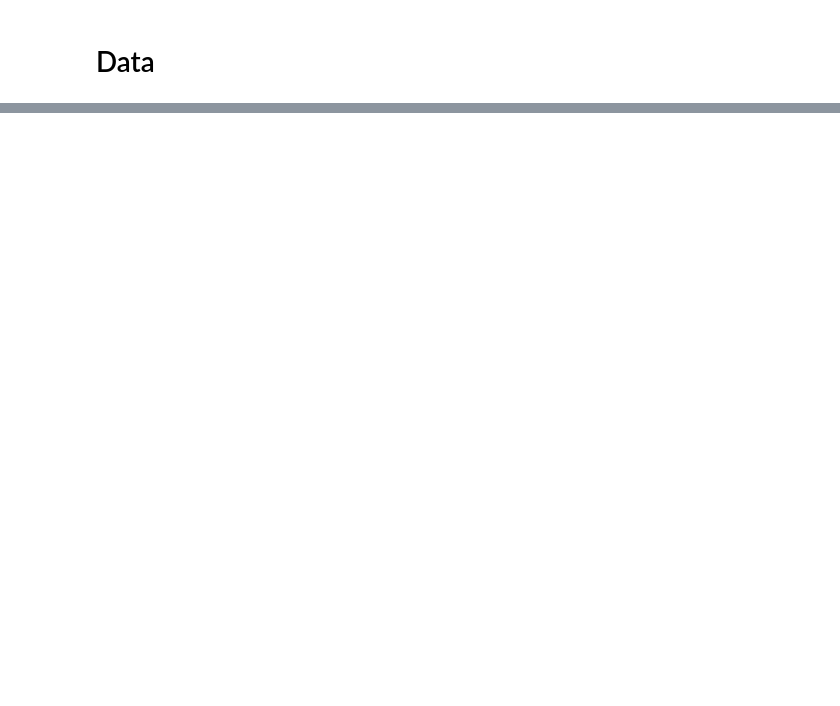
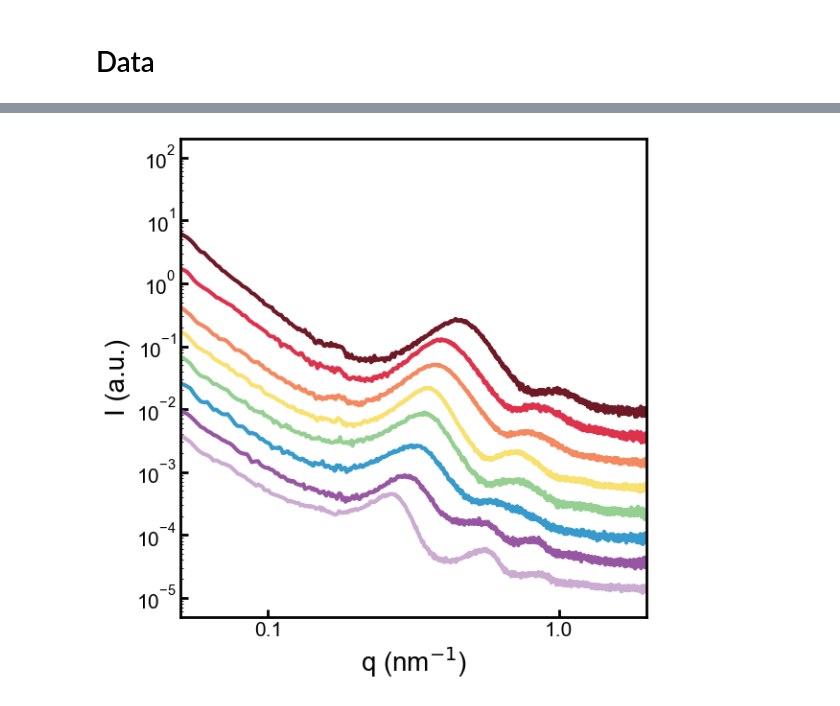
Before and after one commit to Akmalumarov/X_Ray_Scattering_Analysis, a Jupyter notebook: projects/Linear_polymers/C390/С390.ipynb, the cells around one changed output, grey strips where cells are left out. Saved outputs shown, nothing was run; the diff lists cells and outputs as text; code cells hidden in the pictures; blank space fills up the shorter version.

```diff
--- a/projects/Linear_polymers/C390/С390.ipynb
+++ b/projects/Linear_polymers/C390/С390.ipynb
@@ -65,0 +76,96 @@ def Lorenz(x, y, p = 2):
+# %%
+import matplotlib.pyplot as plt
+import pandas as pd
+import numpy as np
+import matplotlib.ticker as ticker
+
+# ===================== СТИЛЬ ДЛЯ ПУБЛИКАЦИИ =====================
+plt.rcParams['font.family'] = 'Arial'
+plt.rcParams['font.size'] = 12
+plt.rcParams['axes.linewidth'] = 2
+plt.rcParams['xtick.direction'] = 'in'
+plt.rcParams['ytick.direction'] = 'in'
+plt.rcParams['xtick.major.width'] = 2
+plt.rcParams['ytick.major.width'] = 2
+plt.rcParams['xtick.major.size'] = 6
+plt.rcParams['ytick.major.size'] = 6
+# =================================================================
+
+fig, ax = plt.subplots(1, 1, figsize=(6, 6))
+
+scale = 2.5
+linewidth = 3
+
+# Ваши данные
+path = r"E:\C390\SCATTERING-DATA\ef20\ef20_eiger2_00294_00_00001_av.dat"
+df = pd.read_csv(path, skiprows=2, names=['q', 'I', 'err'], sep='\t')
+q, I = np.array(df['q']), np.array(df['I'])
+ax.plot(q, I * scale ** 3, label='after quenching', linewidth=linewidth, color='#6f1926')
+
+path = r"E:\C390\SCATTERING-DATA\ef20\ef20_eiger2_00290_00_00001_av.dat"
+df = pd.read_csv(path, skiprows=2, names=['q', 'I', 'err'], sep='\t')
+q, I = np.array(df['q']), np.array(df['I'])
+ax.plot(q, I * scale ** 2, label='1000 K/s', linewidth=linewidth, color='#de324c')
+
+path = r"E:\C390\SCATTERING-DATA\ef20\ef20_eiger2_00299_00_00001_av.dat"
+df = pd.read_csv(path, skiprows=2, names=['q', 'I', 'err'], sep='\t')
+q, I = np.array(df['q']), np.array(df['I'])
+ax.plot(q, I * scale ** 1, label='100 K/s', linewidth=linewidth, color='#f4895f')
+
+path = r"E:\C390\SCATTERING-DATA\ef20\ef20_eiger2_00302_00_00001_av.dat"
+df = pd.read_csv(path, skiprows=2, names=['q', 'I', 'err'], sep='\t')
+q, I = np.array(df['q']), np.array(df['I'])
+ax.plot(q, I * scale ** 0, label='10 K/s', linewidth=linewidth, color='#f8e16f')
+
+path = r"E:\C390\SCATTERING-DATA\ef20\ef20_eiger2_00305_00_00001_av.dat"
+df = pd.read_csv(path, skiprows=2, names=['q', 'I', 'err'], sep='\t')
+q, I = np.array(df['q']), np.array(df['I'])
+ax.plot(q, I * scale ** -1, label='5 K/s', linewidth=linewidth, color='#95cf92')
+
+path = r"E:\C390\SCATTERING-DATA\ef20\ef20_eiger2_00301_00_00001_av.dat"
+df = pd.read_csv(path, skiprows=2, names=['q', 'I', 'err'], sep='\t')
+q, I = np.array(df['q']), np.array(df['I'])
+ax.plot(q, I * scale ** -2, label='10 K/s', linewidth=linewidth, color='#369acc')
+
+path = r"E:\C390\SCATTERING-DATA\ef20\ef20_eiger2_00291_00_00001_av.dat"
+df = pd.read_csv(path, skiprows=2, names=['q', 'I', 'err'], sep='\t')
+q, I = np.array(df['q']), np.array(df['I'])
+ax.plot(q, I * scale ** -3, label='0.333 K/s', linewidth=linewidth, color='#9656a2')
+
+path = r"E:\C390\SCATTERING-DATA\ef20\ef20_eiger2_00296_00_00001_av.dat"
+df = pd.read_csv(path, skiprows=2, names=['q', 'I', 'err'], sep='\t')
+q, I = np.array(df['q']), np.array(df['I'])
+ax.plot(q, I * scale ** -4, label='0.017 K/s', linewidth=linewidth, color='#cbabd1')
+
+# ===================== НАСТРОЙКИ ОСЕЙ =====================
+ax.set_xlim(0.05, 2)
+ax.set_ylim(5e-6, 2e2)
+
+# Логарифмическая шкала
+ax.set_xscale('log')
+ax.set_yscale('log')
+
+# НАСТРОЙКА ТИКОВ: ТОЛЬКО 0.1 И 1 (без лишних)
+# Отключаем все автоматические тики
+ax.xaxis.set_major_locator(ticker.FixedLocator([0.1, 1]))
+ax.xaxis.set_minor_locator(ticker.NullLocator())  # убираем малые тики
+
+# Формат подписей: десятичные числа, без научного формата
+ax.xaxis.set_major_formatter(ticker.ScalarFormatter())
+ax.xaxis.get_major_formatter().set_scientific(False)
+
+# Подписи осей (Arial, размер 20 как в вашем примере)
+ax.set_xlabel('q (nm$^{-1}$)', fontname='Arial', fontsize=20)
+ax.set_ylabel('I (a.u.)', fontname='Arial', fontsize=20)
+
+# Легенда
+# ax.legend(fontsize=10, loc=2, frameon=False)
+
+# Размер цифр на тиках
+ax.tick_params(axis='both', which='major', labelsize=15)
+
+plt.tight_layout()
+plt.savefig(r'E:\C390\Figures\Fig1.png', dpi=300, bbox_inches='tight', transparent=True)
+plt.show()
+# %% [output]
+[figure, added]
```
Also changed, not shown: parts of 62 cells of this notebook, 6 other files.
